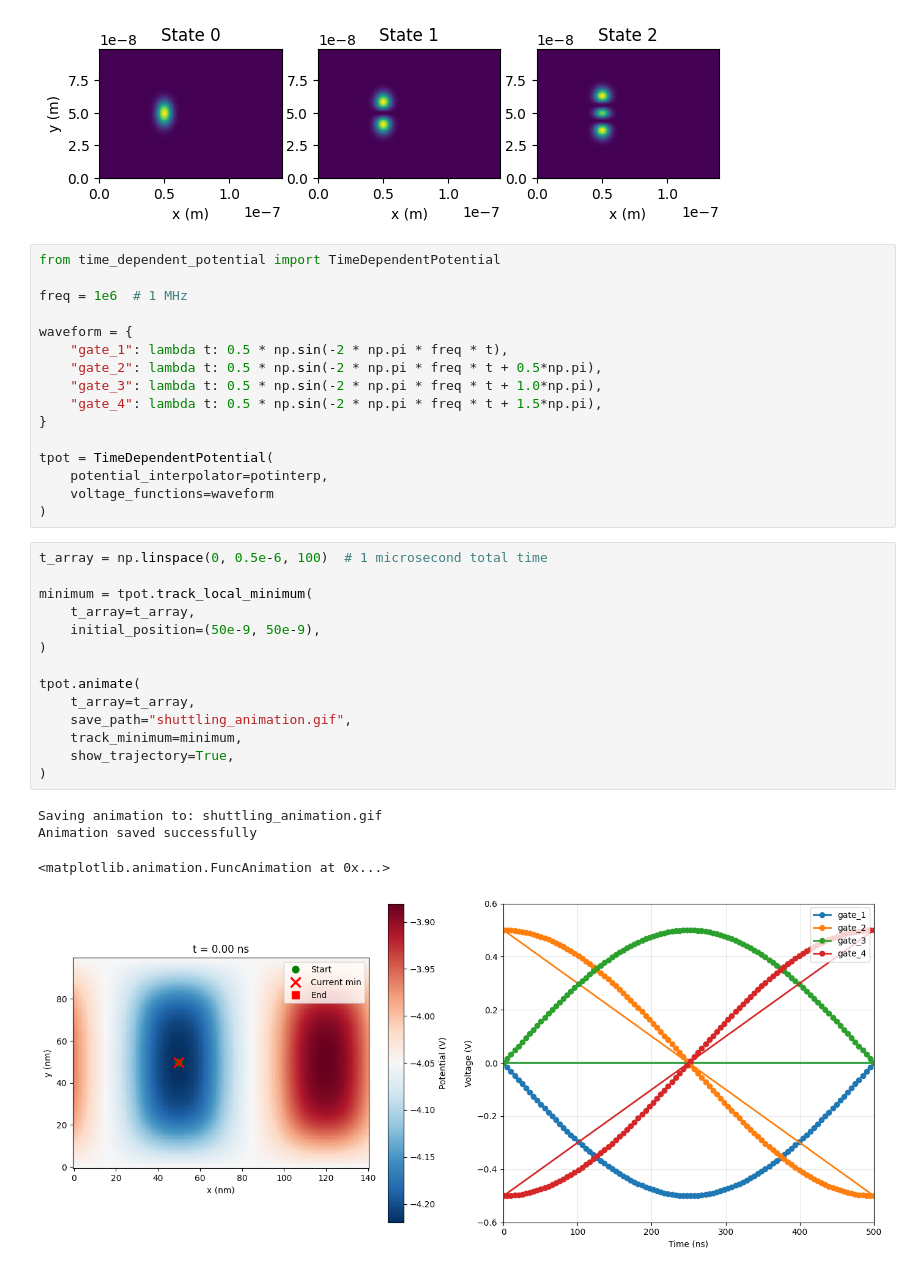
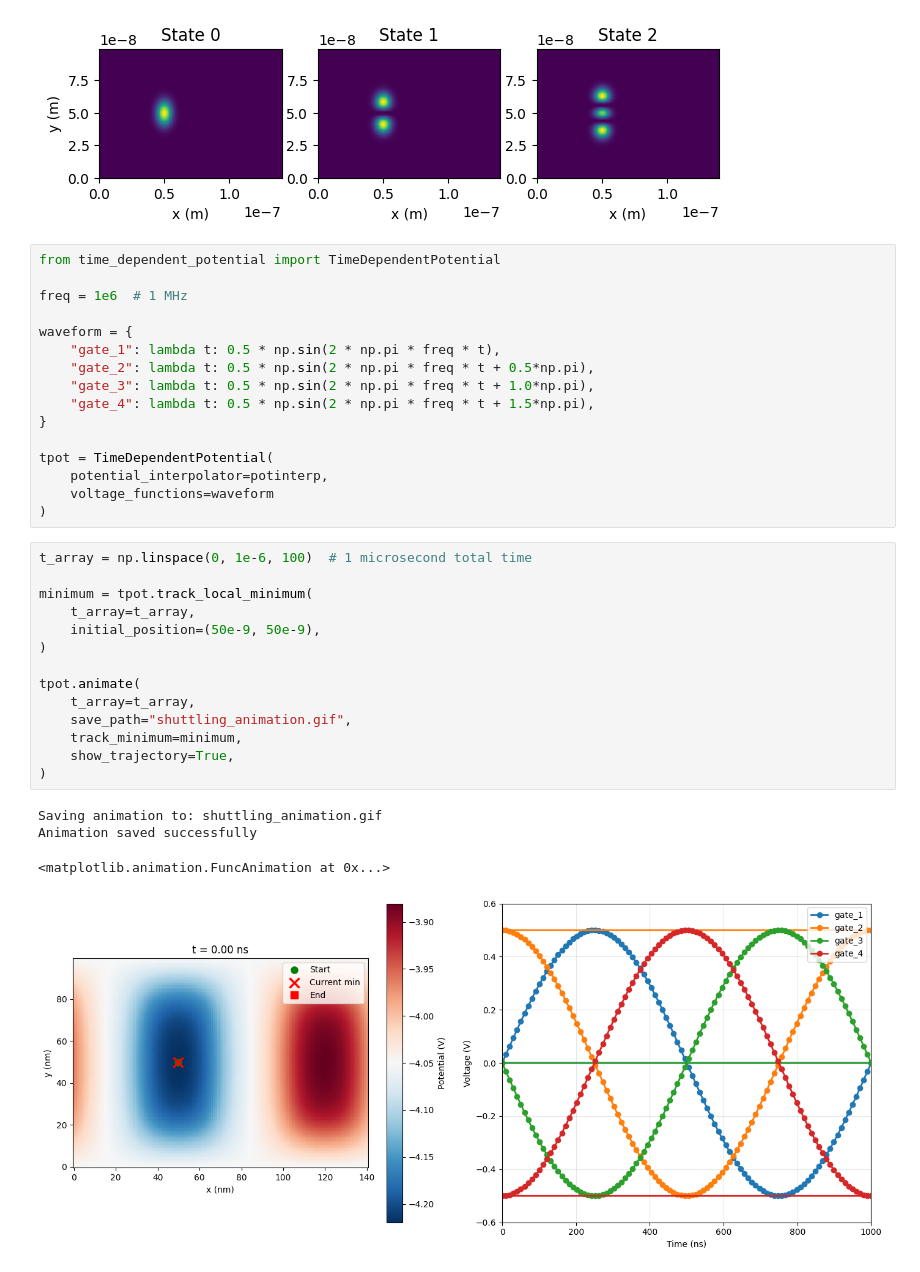
Before and after one commit to oiwalab/Poisson-SOR, a Jupyter notebook: examples/shuttling.ipynb, the cells around one changed output. Drawn from its saved outputs; the diff is of its cells as text.

```diff
--- a/examples/shuttling.ipynb
+++ b/examples/shuttling.ipynb
@@ -163,10 +150,10 @@ from time_dependent_potential import TimeDependentPotential
 freq = 1e6  # 1 MHz
 
 waveform = {
-    "gate_1": lambda t: 0.5 * np.sin(-2 * np.pi * freq * t),
-    "gate_2": lambda t: 0.5 * np.sin(-2 * np.pi * freq * t + 0.5*np.pi),
-    "gate_3": lambda t: 0.5 * np.sin(-2 * np.pi * freq * t + 1.0*np.pi),
-    "gate_4": lambda t: 0.5 * np.sin(-2 * np.pi * freq * t + 1.5*np.pi),
+    "gate_1": lambda t: 0.5 * np.sin(2 * np.pi * freq * t),
+    "gate_2": lambda t: 0.5 * np.sin(2 * np.pi * freq * t + 0.5*np.pi),
+    "gate_3": lambda t: 0.5 * np.sin(2 * np.pi * freq * t + 1.0*np.pi),
+    "gate_4": lambda t: 0.5 * np.sin(2 * np.pi * freq * t + 1.5*np.pi),
 }
 
 tpot = TimeDependentPotential(
@@ -174,21 +161,21 @@ tpot = TimeDependentPotential(
     voltage_functions=waveform
 )
 # %%
-t_array = np.linspace(0, 0.5e-6, 100)  # 1 microsecond total time
+t_array = np.linspace(0, 1e-6, 100)  # 1 microsecond total time
 
 minimum = tpot.track_local_minimum(
     t_array=t_array,
     initial_position=(50e-9, 50e-9),
 )
 
 tpot.animate(
     t_array=t_array,
     save_path="shuttling_animation.gif",
     track_minimum=minimum,
     show_trajectory=True,
 )
 # %% [output]
 Saving animation to: shuttling_animation.gif
 Animation saved successfully
 <matplotlib.animation.FuncAnimation at 0x...>
-[figure, old version]
+[figure, new version]
```
Also changed, not shown: parts of 4 cells of this notebook, 1 other file.
